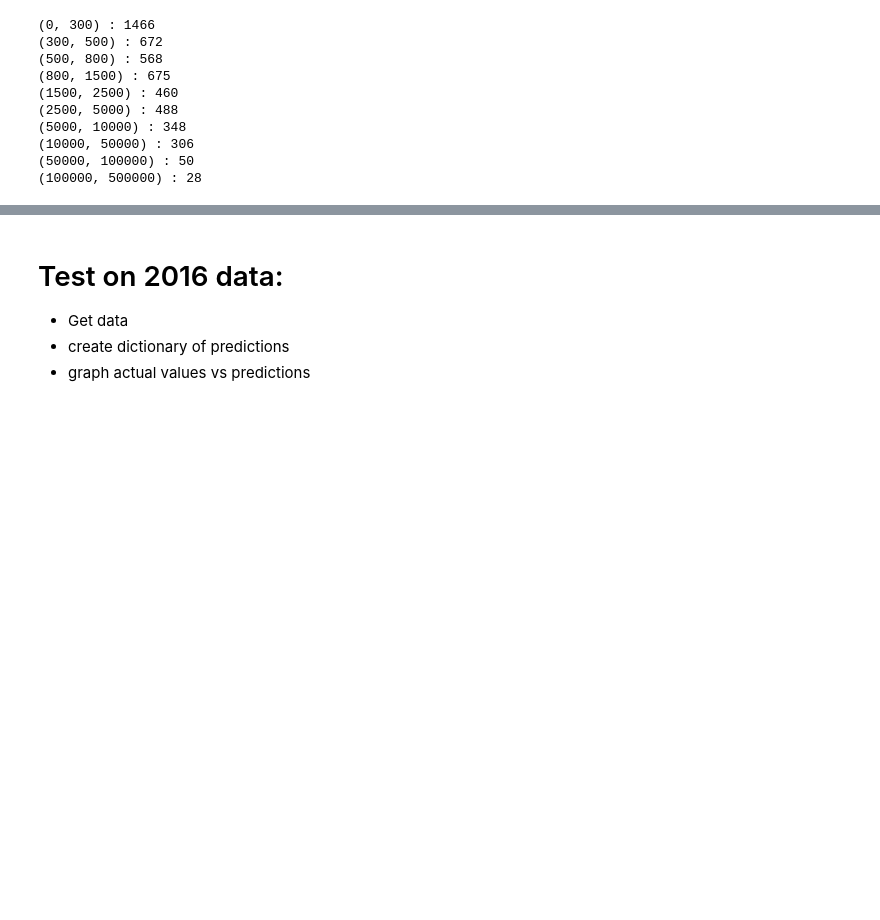
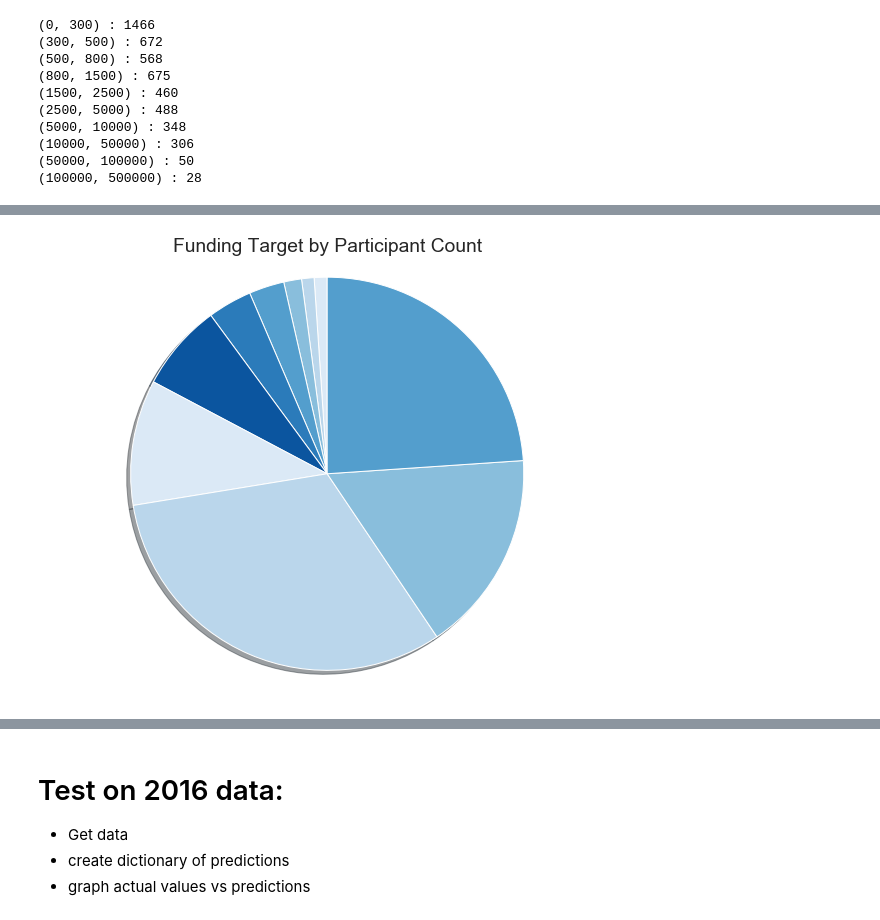
Before and after one commit to LindseyMoser/DSI_Capstone_B, a Jupyter notebook: Model_Linear_Regression_StatsModel_PlanSizeSplit.ipynb, the cells around one changed output, grey strips where cells are left out. Cells and saved outputs as stored; diff of their text form; code cells hidden in the pictures; blank space fills up the shorter version.

```diff
--- a/Model_Linear_Regression_StatsModel_PlanSizeSplit.ipynb
+++ b/Model_Linear_Regression_StatsModel_PlanSizeSplit.ipynb
@@ -134,0 +151,17 @@ for i in partition_list:
+# %%
+labels = list(partitioned_dict_of_df_15.keys())
+sizes = list(total_ft.values())
+colors = ['gold', 'yellowgreen', 'lightcoral', 'lightskyblue']
+explode = (0, 0, 0, 0, 0, 0, 0, 0, 0, 0)  # explode 1st slice
+sns.set_palette("Blues")
+# Plot
+#plt.pie(sizes, explode=explode, labels=labels, shadow=True, startangle=140)
+plt.figure(figsize=(10,8))
+patches, texts = plt.pie(sizes, shadow=True, startangle=90)
+#plt.legend(patches, labels, loc="upper left")
+plt.axis('equal')
+
+plt.title('Funding Target by Participant Count')
+plt.show()
+# %% [output]
+[figure, added]
```
Also changed, not shown: parts of 23 cells of this notebook, 3 other files.
